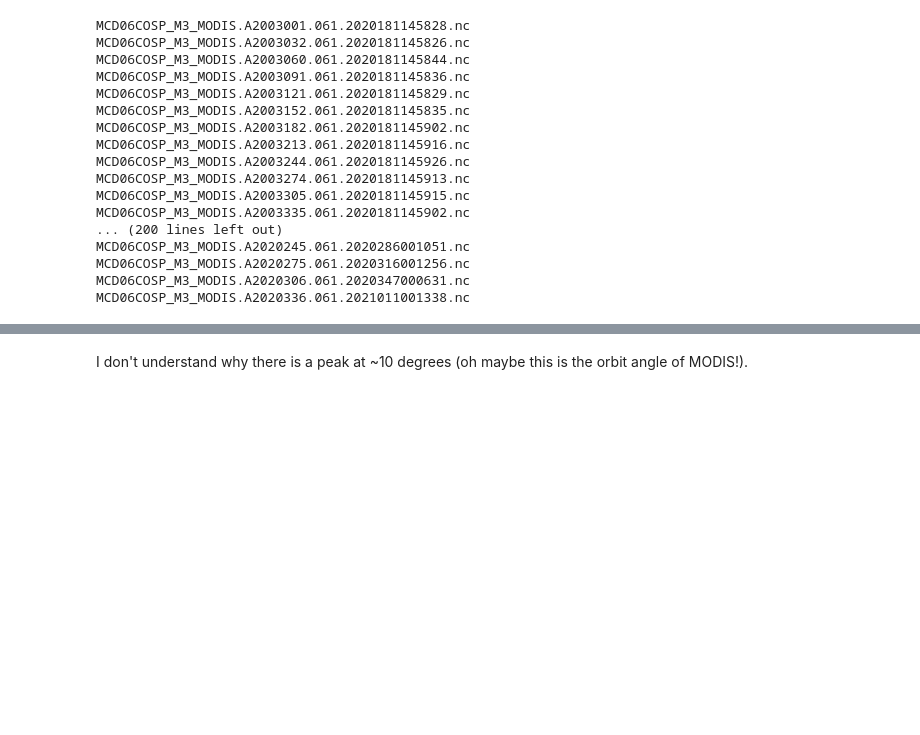
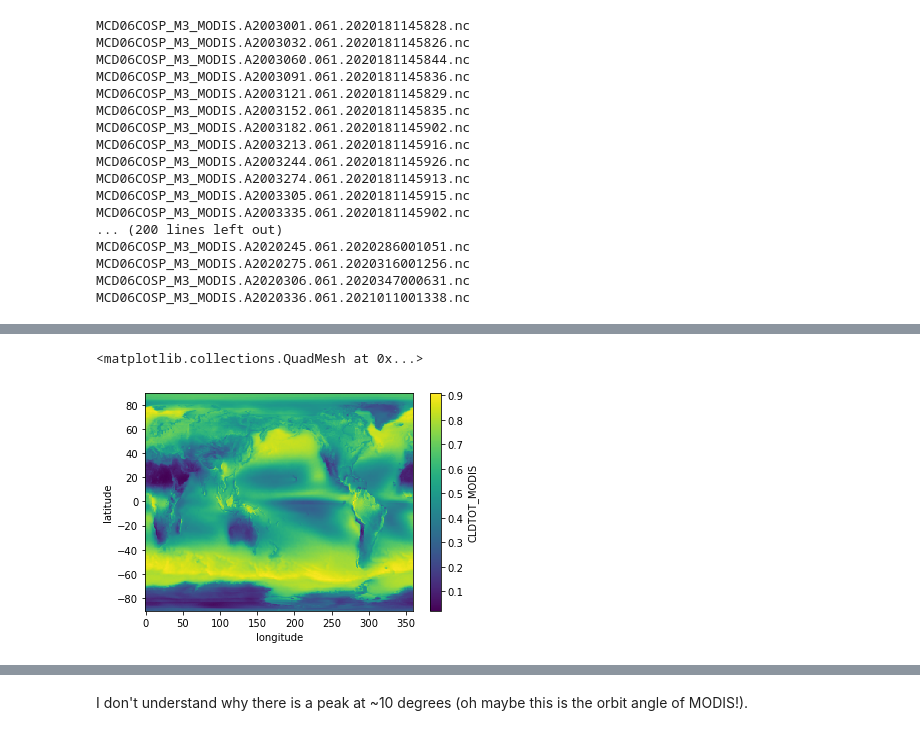
Before and after one commit to jshaw35/CESM2_analysis, a Jupyter notebook: CESM2_COSP/modis_proc_new.ipynb, the cells around one changed output, grey strips where cells are left out. Cells and saved outputs as stored; diff of their text form; code cells hidden in the pictures; blank space fills up the shorter version.

```diff
--- a/CESM2_COSP/modis_proc_new.ipynb
+++ b/CESM2_COSP/modis_proc_new.ipynb
@@ -391,0 +325,2 @@ cotpcl_counts = cotpcl_climo['JHisto_vs_Cloud_Top_Pressure'].sum(dim=['jhisto_cl
+# %%
+times = xr.open_dataset('%s/%s' % (modis_out_dir,'MCD06COSP_M3_MODIS.200301_202012.nc'))
@@ -391,0 +336,5 @@ cotpcl_counts = cotpcl_climo['JHisto_vs_Cloud_Top_Pressure'].sum(dim=['jhisto_cl
+# %%
+times['CLDTOT_MODIS'].where(times['cloud_mask']).mean('time').plot()
+# %% [output]
+<matplotlib.collections.QuadMesh at 0x...>
+[figure, added]
```
Also changed, not shown: parts of 75 cells of this notebook.
